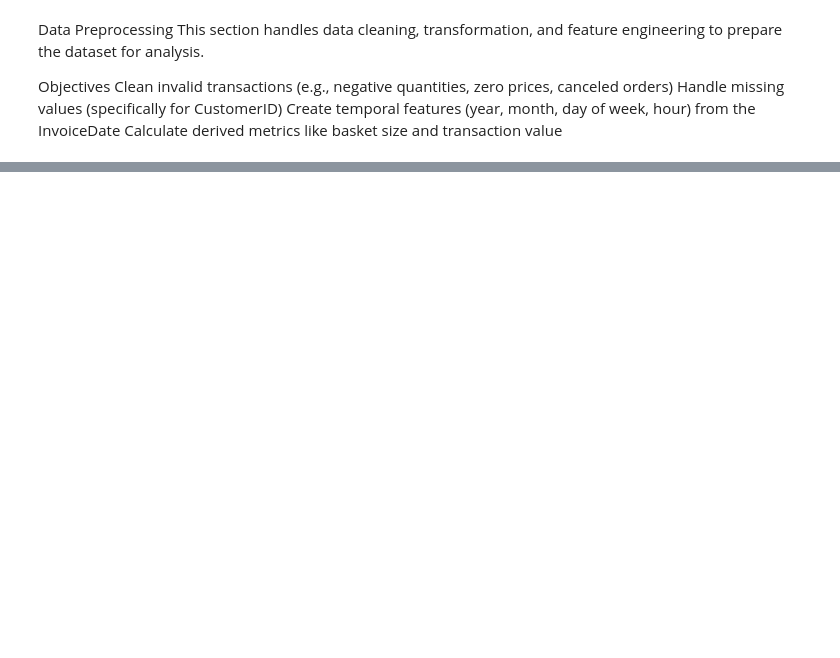
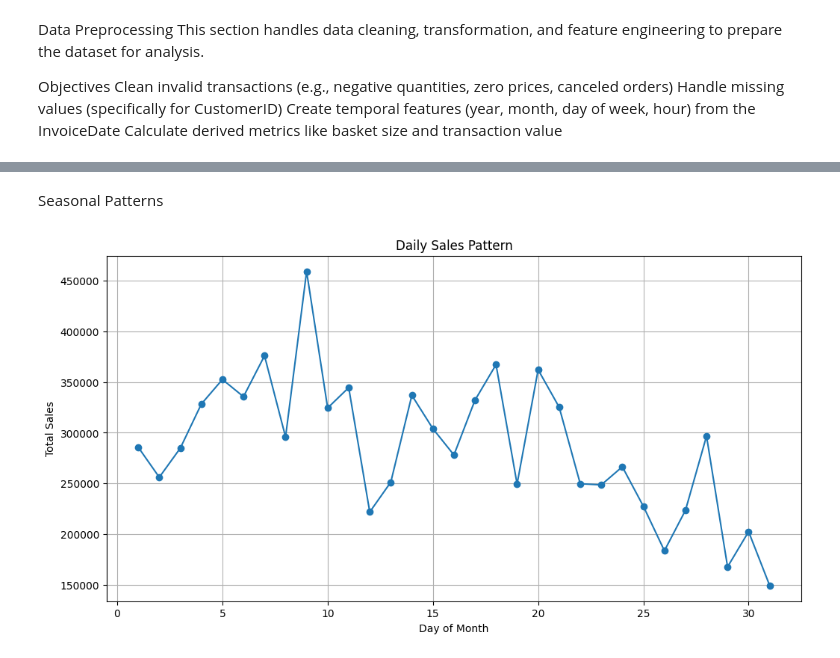
Before and after one commit to monurajj/Retail-Stock-Market-Behavior-Analysis, a Jupyter notebook: notebooks/completed/02_data_preprocessing.ipynb, the cells around one changed output, grey strips where cells are left out. Cells and saved outputs as stored; diff of their text form; code cells hidden in the pictures; blank space fills up the shorter version.

```diff
--- a/notebooks/completed/02_data_preprocessing.ipynb
+++ b/notebooks/completed/02_data_preprocessing.ipynb
@@ -52,0 +271,15 @@ display(df.head())
+# %% [markdown]
+Seasonal Patterns
+# %%
+# Daily sales pattern
+daily_sales = df.groupby('InvoiceDay')['TotalPrice'].sum()
+
+plt.figure(figsize=(12, 6))
+daily_sales.plot(kind='line', marker='o')
+plt.title('Daily Sales Pattern')
+plt.xlabel('Day of Month')
+plt.ylabel('Total Sales')
+plt.grid(True)
+plt.show()
+# %% [output]
+[figure, added]
```
Also changed, not shown: parts of 19 cells of this notebook, 1 other file.
